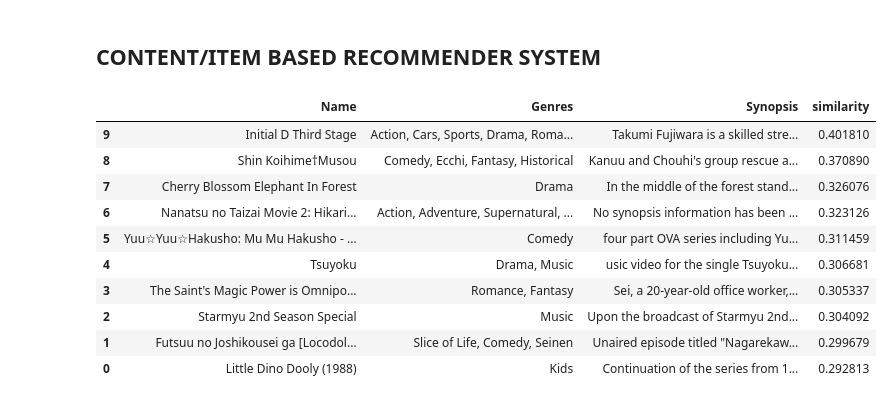
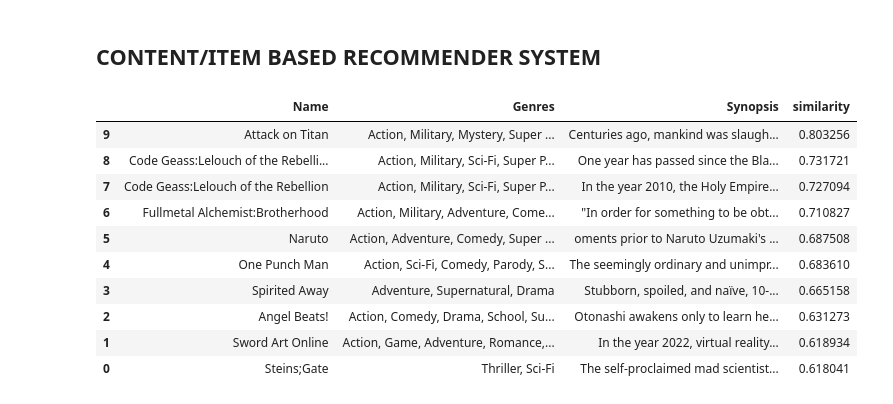
Before and after one commit to JoeUzo/MLOps-Anime-Recommender, a Jupyter notebook: notebook/recommender.ipynb, the cells around one changed output. Drawn from its saved outputs; the diff is of its cells as text; code cells hidden in the pictures.

```diff
--- a/notebook/recommender.ipynb
+++ b/notebook/recommender.ipynb
@@ -323,9 +323,9 @@ Model: "functional_1"
 # %% [markdown]
 #### Callbacks
 # %%
-start_lr = 0.00001
-min_lr = 0.00001
-max_lr = 0.00005
+start_lr = 0.0001
+min_lr = 0.0001
+max_lr = 0.0005
 batch_size = 10000
 
 ramup_epochs = 5
@@ -568,18 +577,18 @@ def find_similar_animes(df, synopsis_df, name, anime_Weights,
         print("Error Occured")
 # %%
 find_similar_animes(df=df, synopsis_df=synopsis_df,
-                    name="steins;gate", anime_Weights=anime_Weights,
+                    name="death note", anime_Weights=anime_Weights,
                     anime2anime_encoded=anime2anime_encoded,
                     anime2anime_decoded=anime2anime_decoded)
 # %% [output]
 |  | Name | Genres | Synopsis | similarity |
-| 9 | Initial D Third Stage | Action, Cars, Sports, Drama, Roma... | Takumi Fujiwara is a skilled stre... | 0.401810 |
-| 8 | Shin Koihime†Musou | Comedy, Ecchi, Fantasy, Historical | Kanuu and Chouhi's group rescue a... | 0.370890 |
-| 7 | Cherry Blossom Elephant In Forest | Drama | In the middle of the forest stand... | 0.326076 |
-| 6 | Nanatsu no Taizai Movie 2: Hikari... | Action, Adventure, Supernatural, ... | No synopsis information has been ... | 0.323126 |
-| 5 | Yuu☆Yuu☆Hakusho: Mu Mu Hakusho - ... | Comedy | four part OVA series including Yu... | 0.311459 |
-| 4 | Tsuyoku | Drama, Music | usic video for the single Tsuyoku... | 0.306681 |
-| 3 | The Saint's Magic Power is Omnipo... | Romance, Fantasy | Sei, a 20-year-old office worker,... | 0.305337 |
-| 2 | Starmyu 2nd Season Special | Music | Upon the broadcast of Starmyu 2nd... | 0.304092 |
-| 1 | Futsuu no Joshikousei ga [Locodol... | Slice of Life, Comedy, Seinen | Unaired episode titled "Nagarekaw... | 0.299679 |
-| 0 | Little Dino Dooly (1988) | Kids | Continuation of the series from 1... | 0.292813 |
+| 9 | Attack on Titan | Action, Military, Mystery, Super ... | Centuries ago, mankind was slaugh... | 0.803256 |
+| 8 | Code Geass:Lelouch of the Rebelli... | Action, Military, Sci-Fi, Super P... | One year has passed since the Bla... | 0.731721 |
+| 7 | Code Geass:Lelouch of the Rebellion | Action, Military, Sci-Fi, Super P... | In the year 2010, the Holy Empire... | 0.727094 |
+| 6 | Fullmetal Alchemist:Brotherhood | Action, Military, Adventure, Come... | "In order for something to be obt... | 0.710827 |
+| 5 | Naruto | Action, Adventure, Comedy, Super ... | oments prior to Naruto Uzumaki's ... | 0.687508 |
+| 4 | One Punch Man | Action, Sci-Fi, Comedy, Parody, S... | The seemingly ordinary and unimpr... | 0.683610 |
+| 3 | Spirited Away | Adventure, Supernatural, Drama | Stubborn, spoiled, and naïve, 10-... | 0.665158 |
+| 2 | Angel Beats! | Action, Comedy, Drama, School, Su... | Otonashi awakens only to learn he... | 0.631273 |
+| 1 | Sword Art Online | Action, Game, Adventure, Romance,... | In the year 2022, virtual reality... | 0.618934 |
+| 0 | Steins;Gate | Thriller, Sci-Fi | The self-proclaimed mad scientist... | 0.618041 |
```
Also changed, not shown: parts of 2 cells of this notebook.
